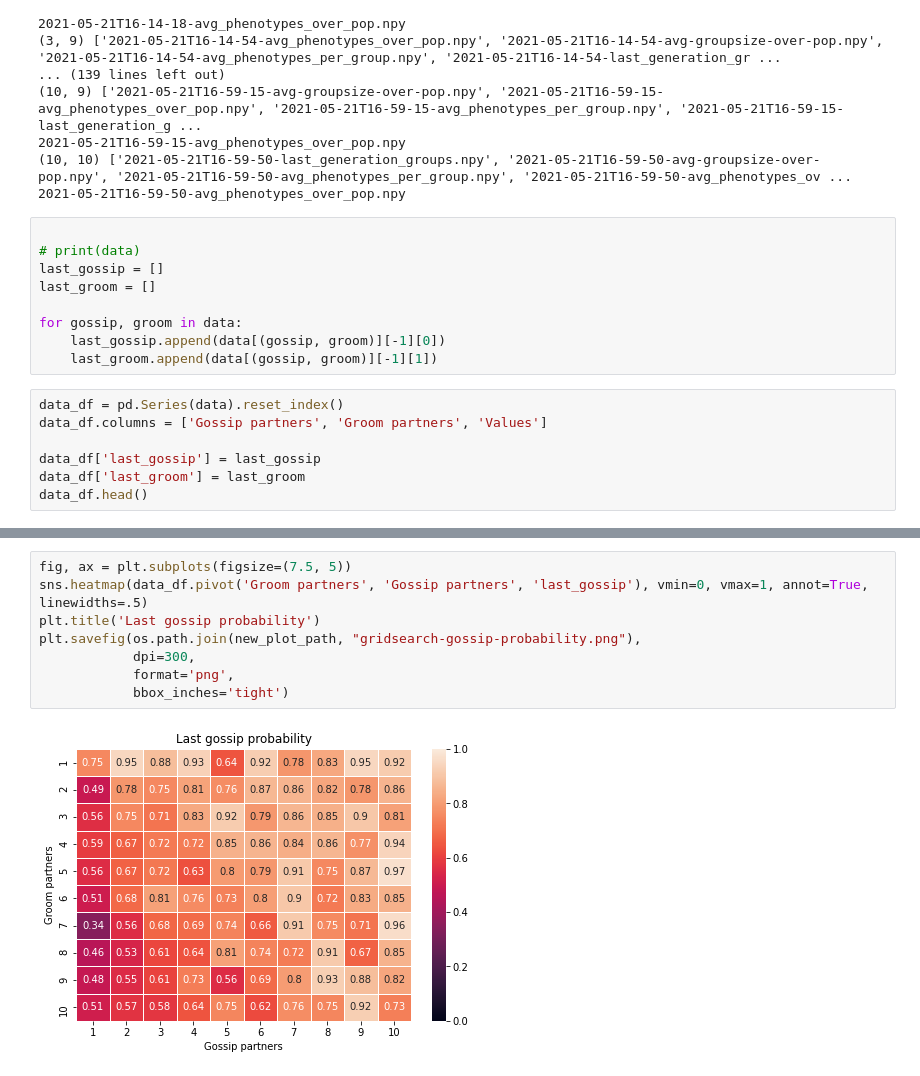
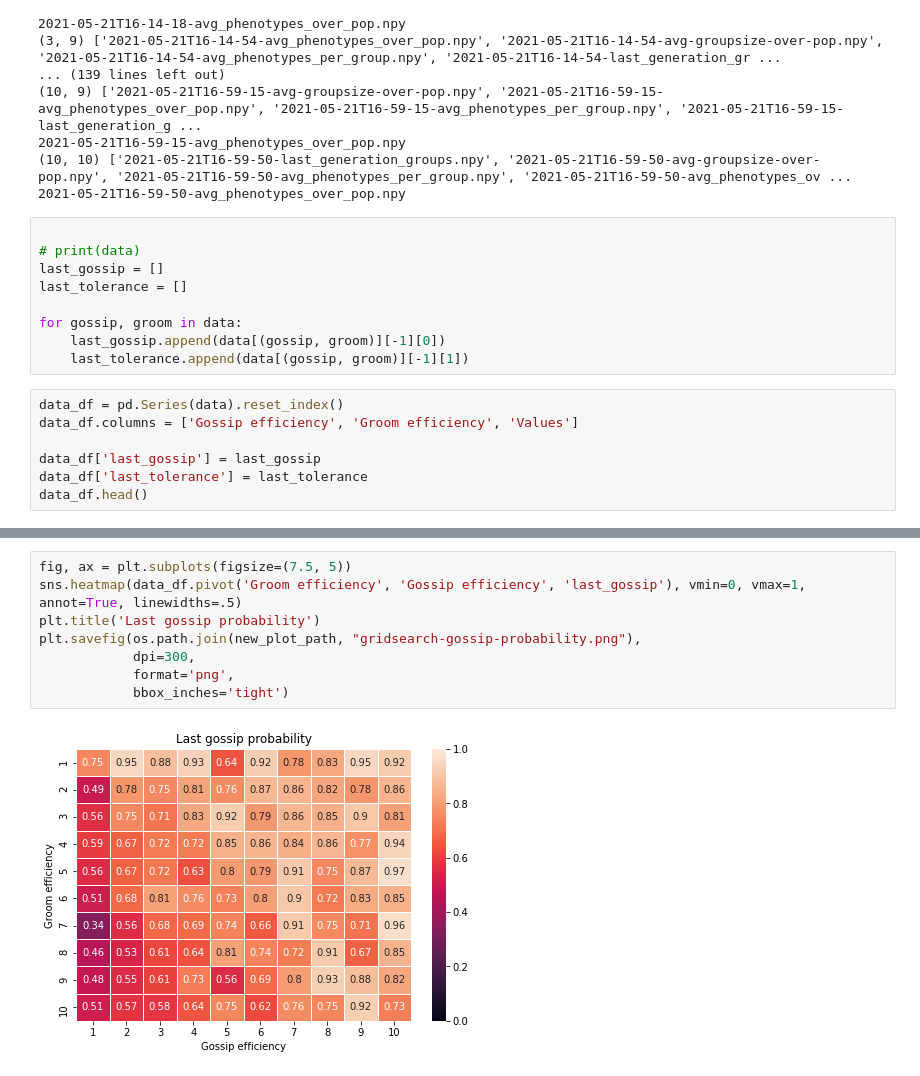
Before and after one commit to tomkouwenhoven/Master-Thesis, a Jupyter notebook: Sim_V2/gridsearch.ipynb, the cells around one changed output, grey strips where cells are left out. Cells and saved outputs as stored; diff of their text form.

```diff
--- a/Sim_V2/gridsearch.ipynb
+++ b/Sim_V2/gridsearch.ipynb
@@ -98,16 +96,16 @@ for option in grid_options:
 
 # print(data)
 last_gossip = []
-last_groom = []
+last_tolerance = []
 
 for gossip, groom in data:
     last_gossip.append(data[(gossip, groom)][-1][0])
-    last_groom.append(data[(gossip, groom)][-1][1])
+    last_tolerance.append(data[(gossip, groom)][-1][1])
 # %%
 data_df = pd.Series(data).reset_index()
-data_df.columns = ['Gossip partners', 'Groom partners', 'Values']
+data_df.columns = ['Gossip efficiency', 'Groom efficiency', 'Values']
 
 data_df['last_gossip'] = last_gossip
-data_df['last_groom'] = last_groom
+data_df['last_tolerance'] = last_tolerance
 data_df.head()
 # %% [output]
@@ -148,12 +146,12 @@ fig.savefig(os.path.join(new_plot_path, "correlations.png"),
 # %%
 fig, ax = plt.subplots(figsize=(7.5, 5))
-sns.heatmap(data_df.pivot('Groom partners', 'Gossip partners', 'last_gossip'), vmin=0, vmax=1, annot=True, linewidths=.5)
+sns.heatmap(data_df.pivot('Groom efficiency', 'Gossip efficiency', 'last_gossip'), vmin=0, vmax=1, annot=True, linewidths=.5)
 plt.title('Last gossip probability')
 plt.savefig(os.path.join(new_plot_path, "gridsearch-gossip-probability.png"),
             dpi=300,
             format='png',
             bbox_inches='tight')
 # %% [output]
-[figure, old version]
+[figure, new version]
 # %%
 fig, ax = plt.subplots(figsize=(7.5, 5))
```
Also changed, not shown: parts of 7 cells of this notebook, 3 other files.
